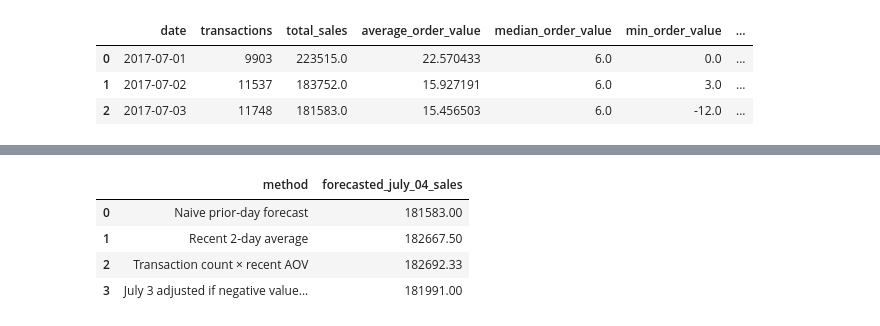
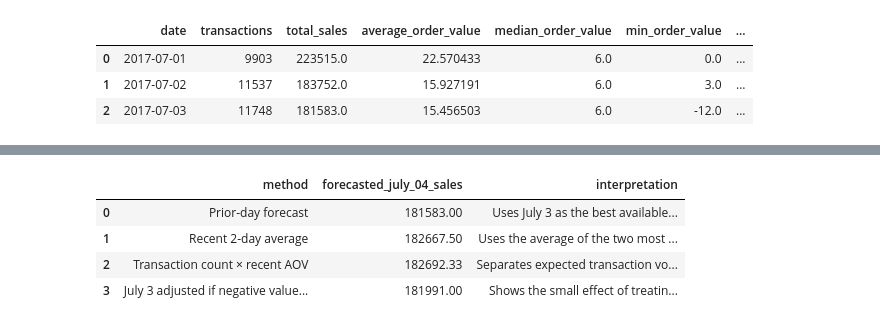
Before and after one commit to melissadale/postie-data-science-presentation, a Jupyter notebook: notebooks/Analysis.ipynb, the cells around one changed output, grey strips where cells are left out. Saved outputs shown, nothing was run; the diff lists cells and outputs as text; code cells hidden in the pictures.

```diff
--- a/notebooks/Analysis.ipynb
+++ b/notebooks/Analysis.ipynb
@@ -1731,70 +1605,79 @@ forecast_daily
 # Forecast candidates
 # ------------------------------------------------------------
 
-# Pull recent days
-july_02 = forecast_daily.loc[forecast_daily["date"] == pd.to_datetime("2017-07-02").date()].iloc[0]
-july_03 = forecast_daily.loc[forecast_daily["date"] == pd.to_datetime("2017-07-03").date()].iloc[0]
+july_02 = forecast_daily.loc[
+    forecast_daily["date"] == pd.to_datetime("2017-07-02").date()
+].iloc[0]
 
-# 1. Naive forecast: tomorrow equals most recent day
-naive_prior_day_forecast = july_03["total_sales"]
+july_03 = forecast_daily.loc[
+    forecast_daily["date"] == pd.to_datetime("2017-07-03").date()
+].iloc[0]
 
-# 2. Average of the two most recent normalized daily totals
-recent_average_forecast = forecast_daily[
+# 1. Prior-day baseline: July 4 looks like July 3
+prior_day_forecast = july_03["total_sales"]
+
+# 2. Recent average: July 4 looks like the average of July 2 and July 3
+recent_2_day_average = forecast_daily[
     forecast_daily["date"].isin([
         pd.to_datetime("2017-07-02").date(),
         pd.to_datetime("2017-07-03").date()
     ])
 ]["total_sales"].mean()
 
-# 3. Transaction-based forecast
-# Use recent average transaction count and recent average order value
+# 3. Transaction-based baseline:
+# Use recent average transaction count and recent average order value.
 recent_avg_transactions = forecast_daily[
     forecast_daily["date"].isin([
         pd.to_datetime("2017-07-02").date(),
         pd.to_datetime("2017-07-03").date()
     ])
 ]["transactions"].mean()
 
 recent_avg_order_value = forecast_daily[
     forecast_daily["date"].isin([
         pd.to_datetime("2017-07-02").date(),
         pd.to_datetime("2017-07-03").date()
     ])
 ]["average_order_value"].mean()
 
 transaction_based_forecast = recent_avg_transactions * recent_avg_order_value
 
-# 4. Negative-value adjustment scenario
-# If the July 3 -12 transactions are treated as sign errors, July 3 increases by 408.
+# 4. Negative-value adjustment scenario:
+# If the July 3 -12 transactions were sign errors, July 3 would increase by $408.
 july_03_sign_flip_adjusted = july_03["total_sales"] + abs(july_03["negative_checkout_total"]) * 2
 
-# Create forecast comparison table
 forecast_candidates = pd.DataFrame({
     "method": [
-        "Naive prior-day forecast",
+        "Prior-day forecast",
         "Recent 2-day average",
         "Transaction count × recent AOV",
         "July 3 adjusted if negative values were sign errors",
     ],
     "forecasted_july_04_sales": [
-        naive_prior_day_forecast,
-        recent_average_forecast,
+        prior_day_forecast,
+        recent_2_day_average,
         transaction_based_forecast,
         july_03_sign_flip_adjusted,
+    ],
+    "interpretation": [
+        "Uses July 3 as the best available proxy for July 4.",
+        "Uses the average of the two most recent normalized daily totals.",
+        "Separates expected transaction volume from expected average order value.",
+        "Shows the small effect of treating July 3's -12 values as sign errors.",
     ]
 })
 
-forecast_candidates["forecasted_july_04_sales"] = forecast_candidates[
-    "forecasted_july_04_sales"
-].round(2)
+forecast_candidates["forecasted_july_04_sales"] = (
+    forecast_candidates["forecasted_july_04_sales"].round(2)
+)
 
 forecast_candidates
 # %% [output]
-|  | method | forecasted_july_04_sales |
-| 0 | Naive prior-day forecast | 181583.00 |
-| 1 | Recent 2-day average | 182667.50 |
-| 2 | Transaction count × recent AOV | 182692.33 |
-| 3 | July 3 adjusted if negative value... | 181991.00 |
+|  | method | forecasted_july_04_sales | interpretation |
+| 0 | Prior-day forecast | 181583.00 | Uses July 3 as the best available... |
+| 1 | Recent 2-day average | 182667.50 | Uses the average of the two most ... |
+| 2 | Transaction count × recent AOV | 182692.33 | Separates expected transaction vo... |
+| 3 | July 3 adjusted if negative value... | 181991.00 | Shows the small effect of treatin... |
 # %%
 # ------------------------------------------------------------
 # Final forecast and uncertainty range
```
Also changed, not shown: parts of 44 cells of this notebook, 8 other files.
